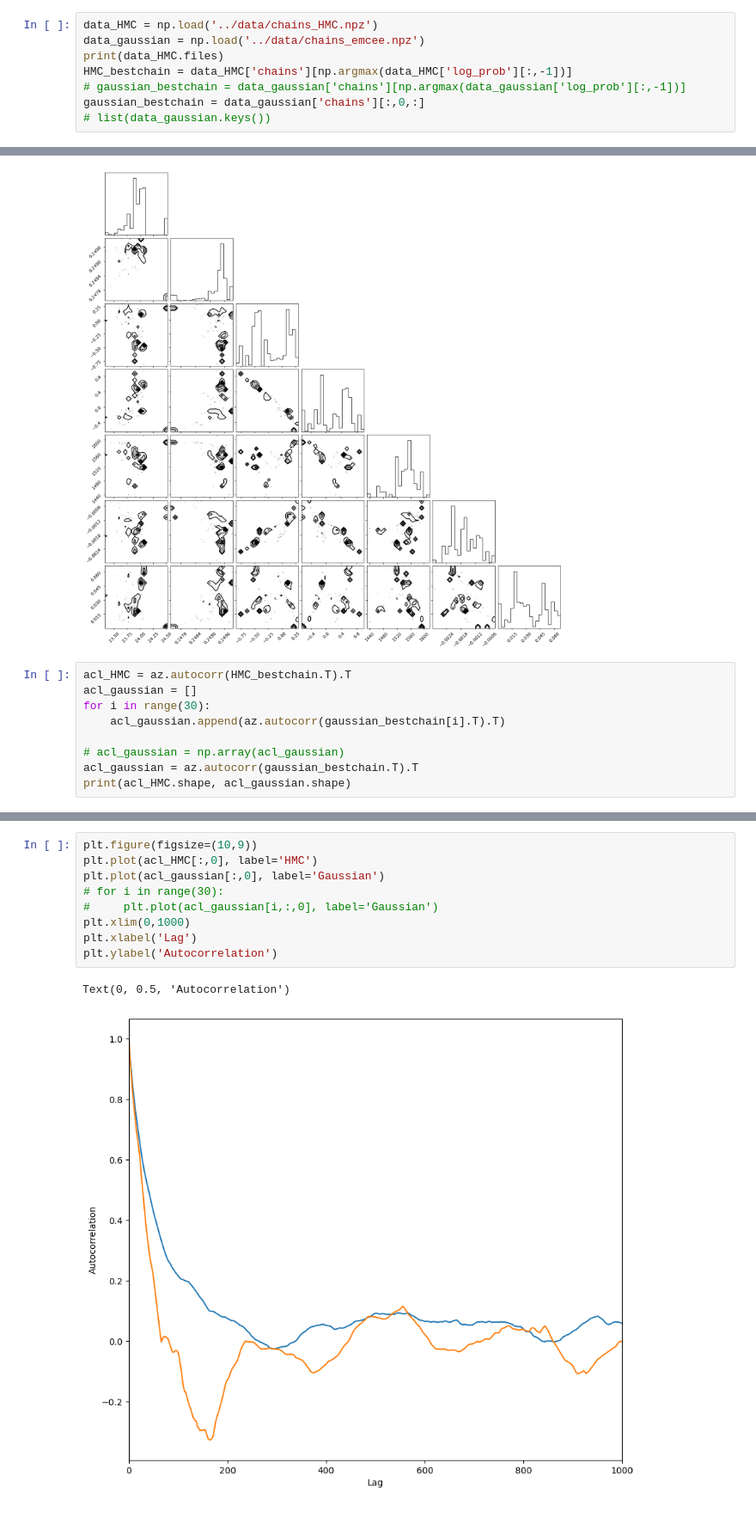
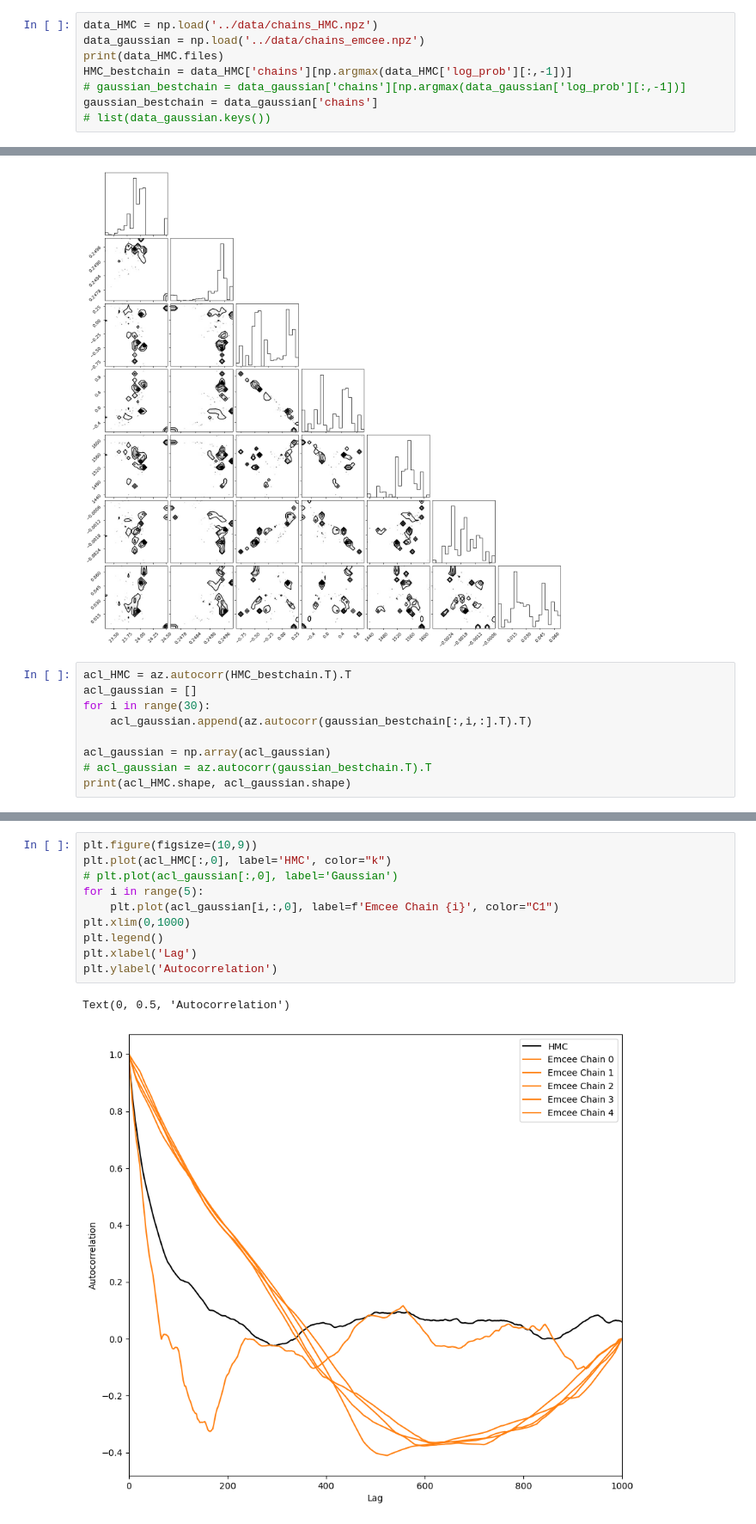
Before and after one commit to tedwards2412/ripple-paper, a Jupyter notebook: src/scripts/AnalyzeRippleHMC.ipynb, the cells around one changed output, grey strips where cells are left out. Shown at 86% size. Saved outputs shown, nothing was run; the diff lists cells and outputs as text.

```diff
--- a/src/scripts/AnalyzeRippleHMC.ipynb
+++ b/src/scripts/AnalyzeRippleHMC.ipynb
@@ -10,7 +10,7 @@ data_gaussian = np.load('../data/chains_emcee.npz')
 print(data_HMC.files)
 HMC_bestchain = data_HMC['chains'][np.argmax(data_HMC['log_prob'][:,-1])]
 # gaussian_bestchain = data_gaussian['chains'][np.argmax(data_gaussian['log_prob'][:,-1])]
-gaussian_bestchain = data_gaussian['chains'][:,0,:]
+gaussian_bestchain = data_gaussian['chains']
 # list(data_gaussian.keys())
 # %% [output]
 ['chains', 'log_prob', 'local_accs', 'global_accs']
@@ -34,9 +34,9 @@ fig_gaussian = corner.corner(gaussian_bestchain)
 acl_HMC = az.autocorr(HMC_bestchain.T).T
 acl_gaussian = []
 for i in range(30):
-    acl_gaussian.append(az.autocorr(gaussian_bestchain[i].T).T)
+    acl_gaussian.append(az.autocorr(gaussian_bestchain[:,i,:].T).T)
 
-# acl_gaussian = np.array(acl_gaussian)
-acl_gaussian = az.autocorr(gaussian_bestchain.T).T
+acl_gaussian = np.array(acl_gaussian)
+# acl_gaussian = az.autocorr(gaussian_bestchain.T).T
 print(acl_HMC.shape, acl_gaussian.shape)
 # %% [output]
@@ -44,14 +49,15 @@ print(acl_HMC.shape, acl_gaussian.shape)
 # %%
 plt.figure(figsize=(10,9))
-plt.plot(acl_HMC[:,0], label='HMC')
-plt.plot(acl_gaussian[:,0], label='Gaussian')
-# for i in range(30):
-#     plt.plot(acl_gaussian[i,:,0], label='Gaussian')
+plt.plot(acl_HMC[:,0], label='HMC', color="k")
+# plt.plot(acl_gaussian[:,0], label='Gaussian')
+for i in range(5):
+    plt.plot(acl_gaussian[i,:,0], label=f'Emcee Chain {i}', color="C1")
 plt.xlim(0,1000)
+plt.legend()
 plt.xlabel('Lag')
 plt.ylabel('Autocorrelation')
 # %% [output]
 Text(0, 0.5, 'Autocorrelation')
-[figure, old version]
+[figure, new version]
 # %%
 for i in range(7):
```
Also changed, not shown: parts of 3 cells of this notebook, 5 other files.
